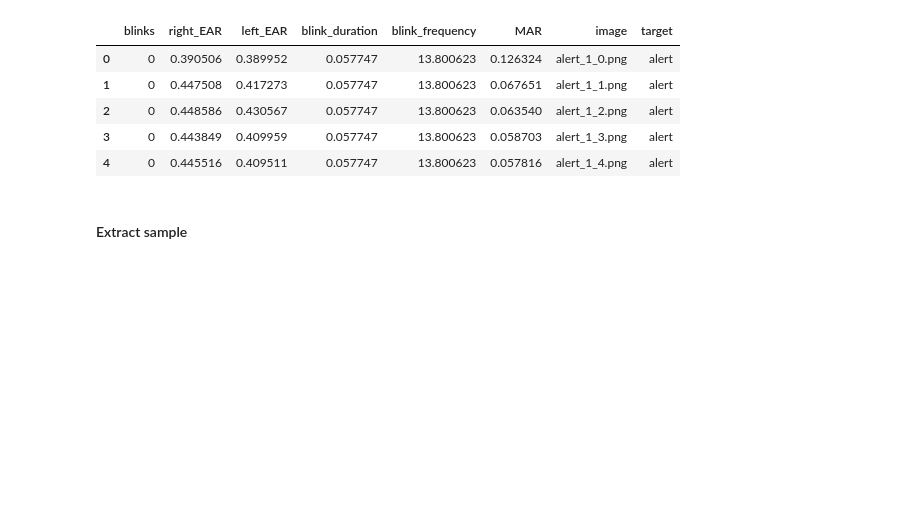
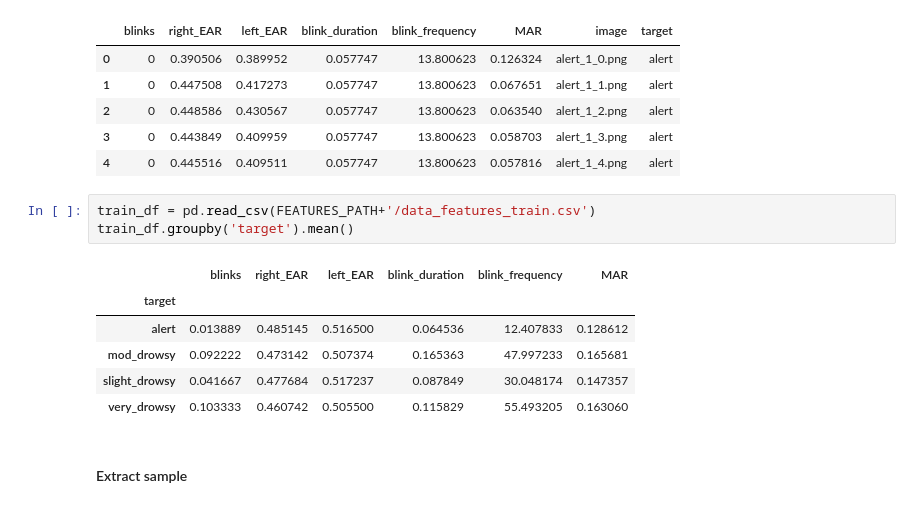
Before and after one commit to carlotala/TFG_BA_project_code, a Jupyter notebook: data_preprocess.ipynb, the cells around one changed output. Drawn from its saved outputs; the diff is of its cells as text; blank space fills up the shorter version.

```diff
--- a/data_preprocess.ipynb
+++ b/data_preprocess.ipynb
@@ -1035,6 +1038,16 @@ train_df.head()
 | 2 | 0 | 0.448586 | 0.430567 | 0.057747 | 13.800623 | 0.063540 | alert_1_2.png | alert |
 | 3 | 0 | 0.443849 | 0.409959 | 0.057747 | 13.800623 | 0.058703 | alert_1_3.png | alert |
 | 4 | 0 | 0.445516 | 0.409511 | 0.057747 | 13.800623 | 0.057816 | alert_1_4.png | alert |
+# %%
+train_df = pd.read_csv(FEATURES_PATH+'/data_features_train.csv')
+train_df.groupby('target').mean()
+# %% [output]
+|  | blinks | right_EAR | left_EAR | blink_duration | blink_frequency | MAR |
+| target |  |  |  |  |  |  |
+| alert | 0.013889 | 0.485145 | 0.516500 | 0.064536 | 12.407833 | 0.128612 |
+| mod_drowsy | 0.092222 | 0.473142 | 0.507374 | 0.165363 | 47.997233 | 0.165681 |
+| slight_drowsy | 0.041667 | 0.477684 | 0.517237 | 0.087849 | 30.048174 | 0.147357 |
+| very_drowsy | 0.103333 | 0.460742 | 0.505500 | 0.115829 | 55.493205 | 0.163060 |
 # %% [markdown]
 #### Extract sample
 # %%
```
Also changed, not shown: parts of 9 cells of this notebook, 2 other files.
